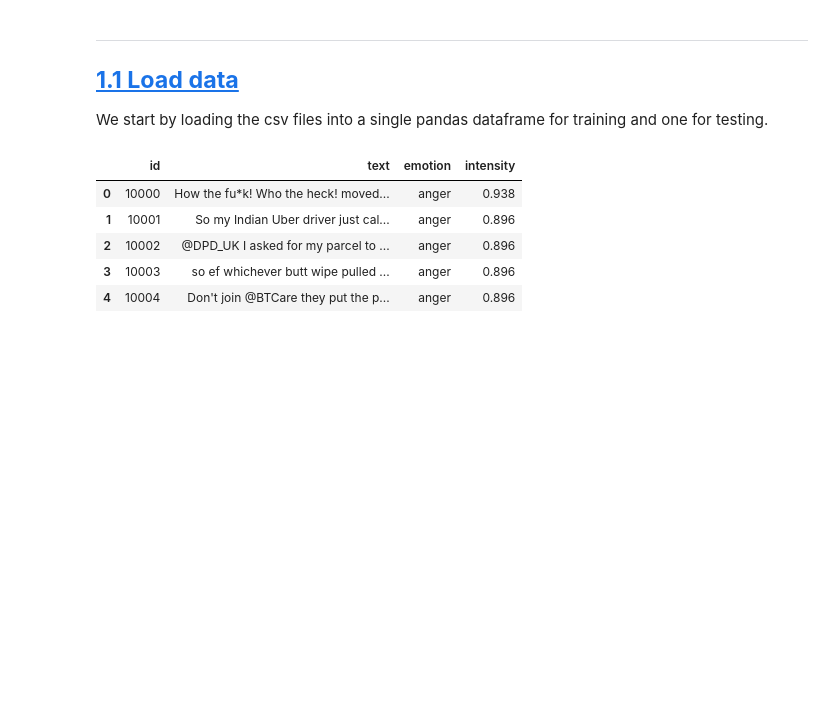
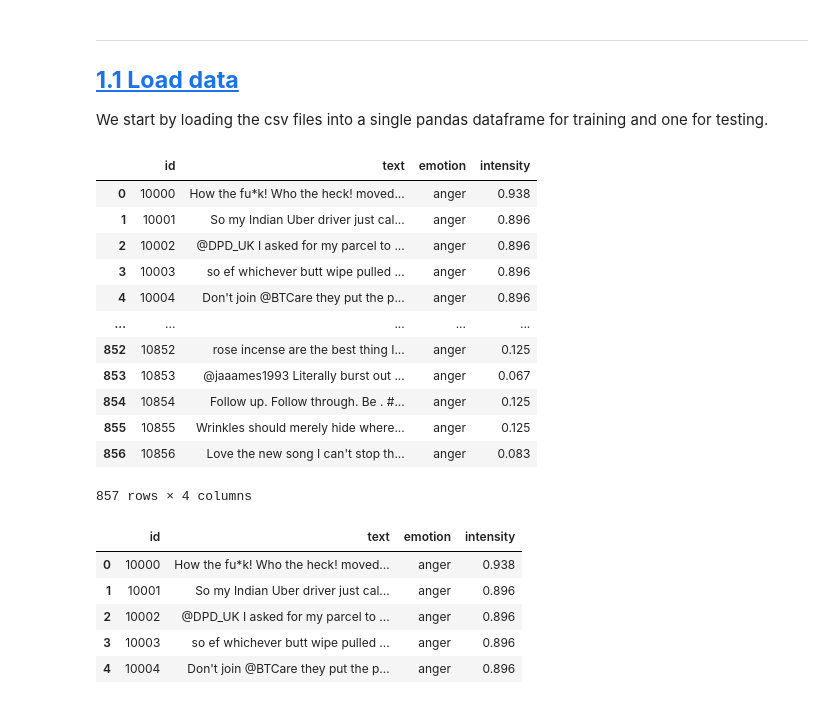
Before and after one commit to MigzAvila/DM2025-Lab2-Exercise, a Jupyter notebook: DM2025-Lab2-Master-Phase_1.ipynb, the cells around one changed output. Saved outputs shown, nothing was run; the diff lists cells and outputs as text; code cells hidden in the pictures; blank space fills up the shorter version.

```diff
--- a/DM2025-Lab2-Master-Phase_1.ipynb
+++ b/DM2025-Lab2-Master-Phase_1.ipynb
@@ -102,6 +102,22 @@ fear_train = pd.read_csv("data/semeval/train/fear-ratings-0to1.train.txt",
                          sep="\t", header=None, names=["id", "text", "emotion", "intensity"])
 joy_train = pd.read_csv("data/semeval/train/joy-ratings-0to1.train.txt",
                          sep="\t", header=None, names=["id", "text", "emotion", "intensity"])
+# %%
+anger_train
+# %% [output]
+|  | id | text | emotion | intensity |
+| 0 | 10000 | How the fu*k! Who the heck! moved... | anger | 0.938 |
+| 1 | 10001 | So my Indian Uber driver just cal... | anger | 0.896 |
+| 2 | 10002 | @DPD_UK I asked for my parcel to ... | anger | 0.896 |
+| 3 | 10003 | so ef whichever butt wipe pulled ... | anger | 0.896 |
+| 4 | 10004 | Don't join @BTCare they put the p... | anger | 0.896 |
+| ... | ... | ... | ... | ... |
+| 852 | 10852 | rose incense are the best thing I... | anger | 0.125 |
+| 853 | 10853 | @jaaames1993 Literally burst out ... | anger | 0.067 |
+| 854 | 10854 | Follow up. Follow through. Be . #... | anger | 0.125 |
+| 855 | 10855 | Wrinkles should merely hide where... | anger | 0.125 |
+| 856 | 10856 | Love the new song I can't stop th... | anger | 0.083 |
+857 rows × 4 columns
 # %%
 # combine 4 sub-dataset
 train_df = pd.concat([anger_train, fear_train, joy_train, sadness_train], ignore_index=True)
```
Also changed, not shown: parts of 45 cells of this notebook, 6 other files.
